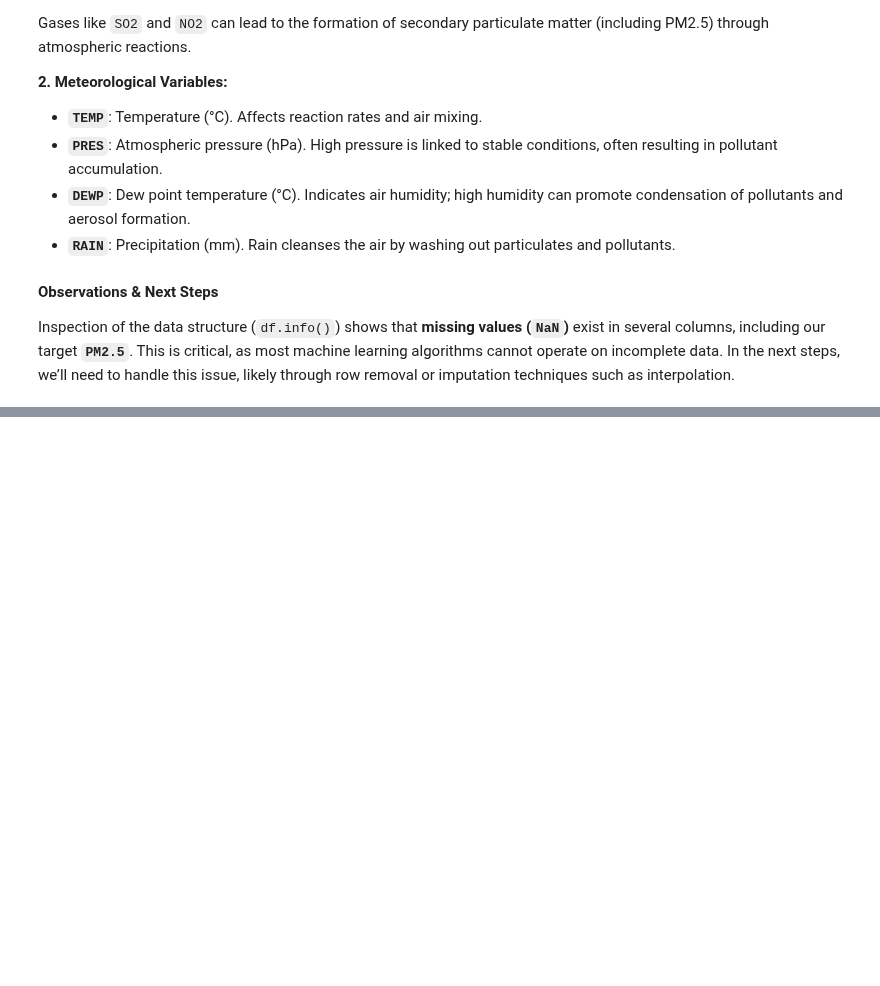
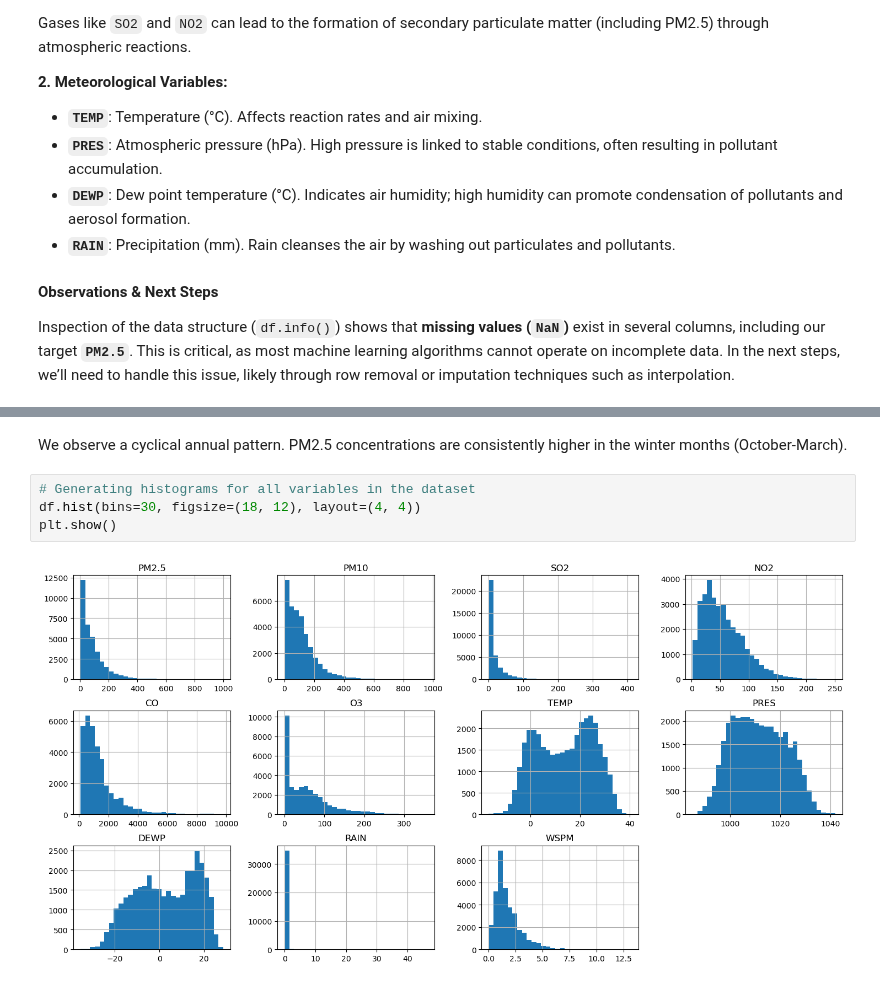
Before and after one commit to lukassso/python-mini-projects, a Jupyter notebook: machine-learning/ml_final_projects/03_air_pollution_forecasting.ipynb, the cells around one changed output, grey strips where cells are left out. Drawn from its saved outputs; the diff is of its cells as text; blank space fills up the shorter version.

```diff
--- a/machine-learning/ml_final_projects/03_air_pollution_forecasting.ipynb
+++ b/machine-learning/ml_final_projects/03_air_pollution_forecasting.ipynb
@@ -103,0 +135,8 @@ Inspection of the data structure (`df.info()`) shows that **missing values (`NaN
+# %% [markdown]
+We observe a cyclical annual pattern. PM2.5 concentrations are consistently higher in the winter months (October-March).
+# %%
+# Generating histograms for all variables in the dataset
+df.hist(bins=30, figsize=(18, 12), layout=(4, 4))
+plt.show()
+# %% [output]
+[figure, added]
```
Also changed, not shown: parts of 7 cells of this notebook.
